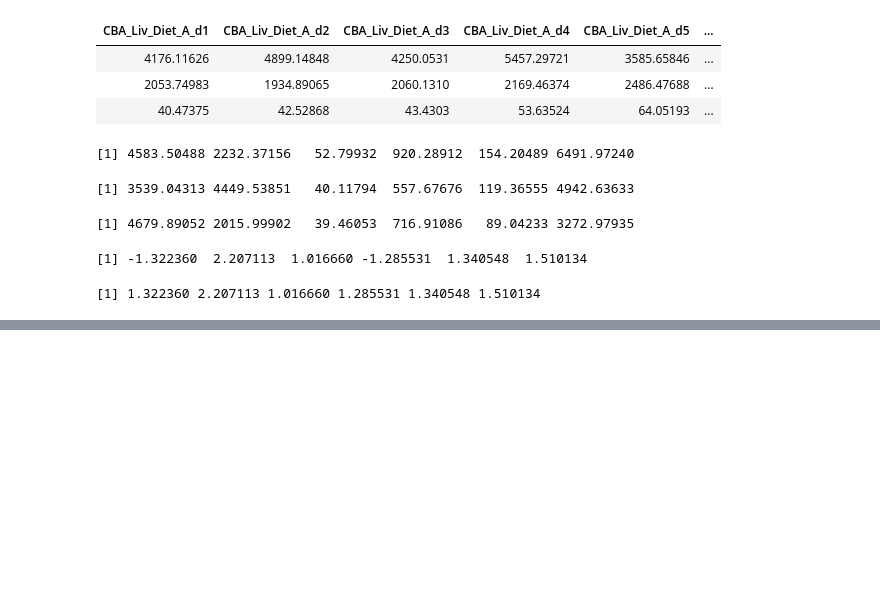
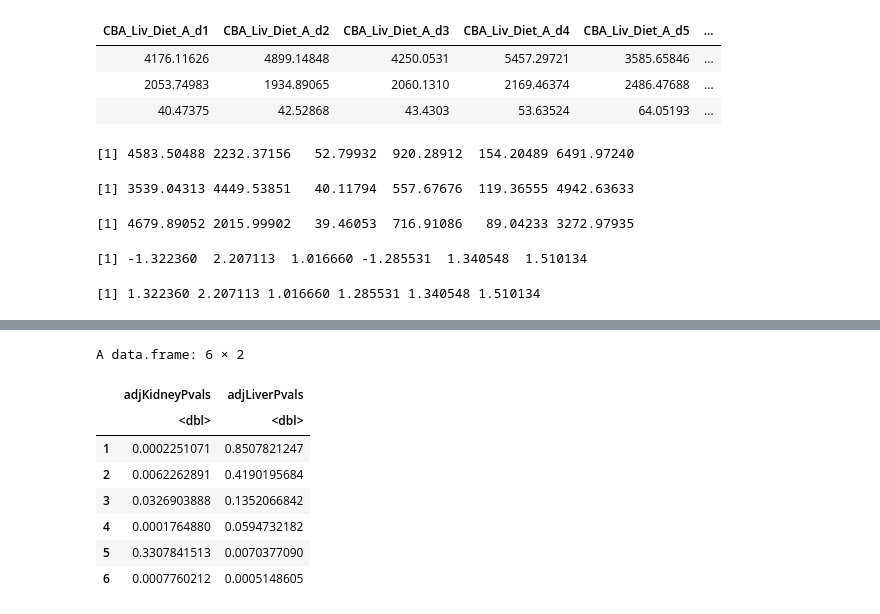
Before and after one commit to almedida/thesis, a Jupyter notebook: t_test.ipynb, the cells around one changed output, grey strips where cells are left out. Drawn from its saved outputs; the diff is of its cells as text; code cells hidden in the pictures; blank space fills up the shorter version.

```diff
--- a/t_test.ipynb
+++ b/t_test.ipynb
@@ -129,3 +123,10 @@ write.csv(abs_f, "f_changeKidneyNew.csv")
 # %% [output]
 [1] -1.322360  2.207113  1.016660 -1.285531  1.340548  1.510134
 [1] 1.322360 2.207113 1.016660 1.285531 1.340548 1.510134
+# %%
+pvals = read.table("pvalues_data.csv", header= TRUE, sep=",")
+# %%
+pvalsKidney <- pvals[1]
+pvalsLiver <- pvals[2]
+head(pvalsKidney)
+head(pvalsLiver)
@@ -131,0 +152,22 @@ write.csv(abs_f, "f_changeKidneyNew.csv")
+# %%
+#data.matrix(as.data.frame(as.matrix(kidneyCBAExpr)), rownames.force = NA)
+
+adjPvalsKidney <- as.data.frame(p.adjust(pvalsKidney[,1], "BH"))
+adjPvalsLiver <- as.data.frame(p.adjust(pvalsLiver[,1], "BH"))
+# %%
+adjPvals <- as.data.frame(c(adjPvalsKidney, adjPvalsLiver))
+colnames(adjPvals) =c("adjKidneyPvals", "adjLiverPvals")
+# %%
+head(adjPvals)
+
+write.csv(adjPvals, "adjPvals_data.csv")
+# %% [output]
+A data.frame: 6 × 2
+|  | adjKidneyPvals | adjLiverPvals |
+|  | <dbl> | <dbl> |
+| 1 | 0.0002251071 | 0.8507821247 |
+| 2 | 0.0062262891 | 0.4190195684 |
+| 3 | 0.0326903888 | 0.1352066842 |
+| 4 | 0.0001764880 | 0.0594732182 |
+| 5 | 0.3307841513 | 0.0070377090 |
+| 6 | 0.0007760212 | 0.0005148605 |
```
Also changed, not shown: parts of 8 cells of this notebook.
